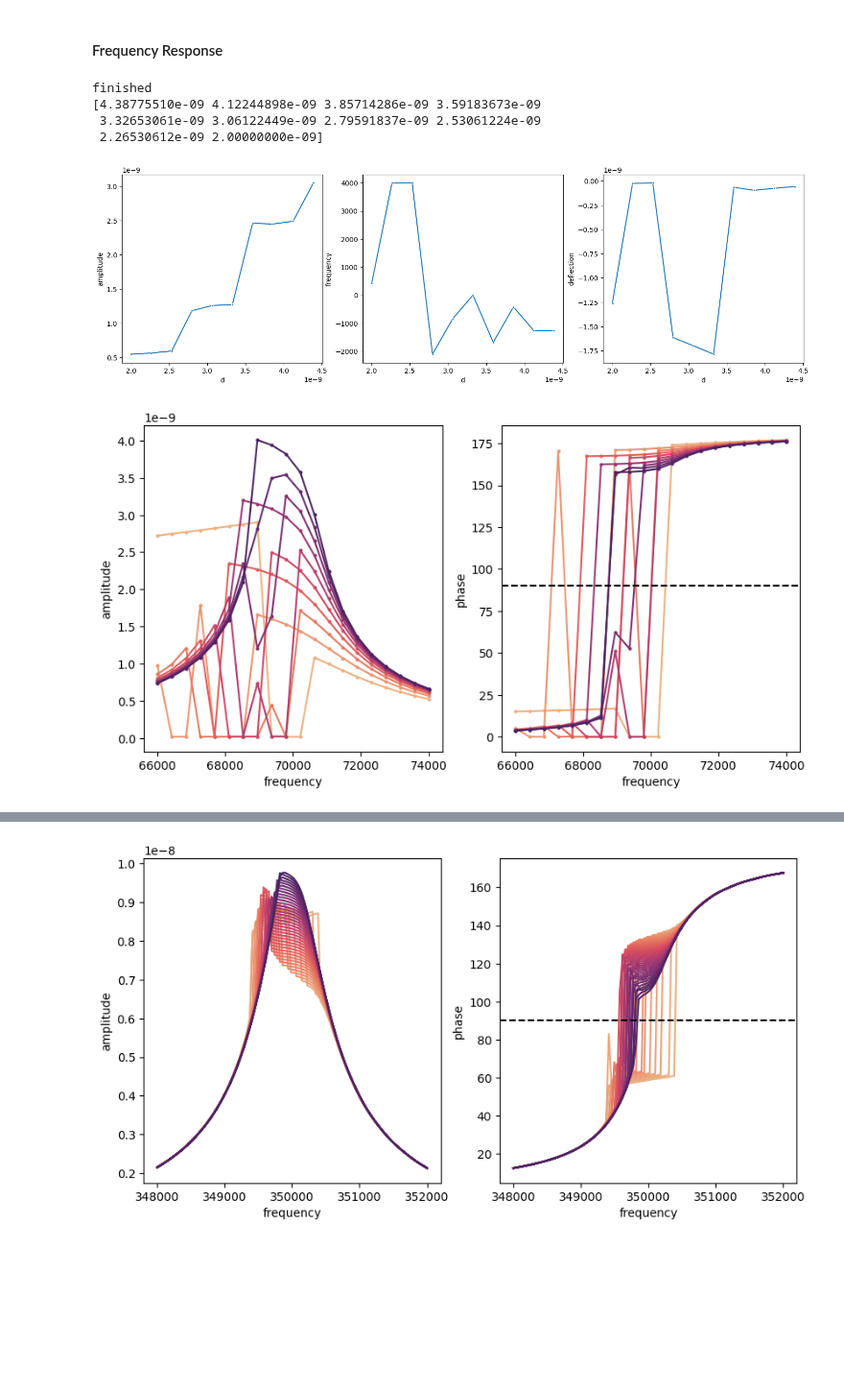
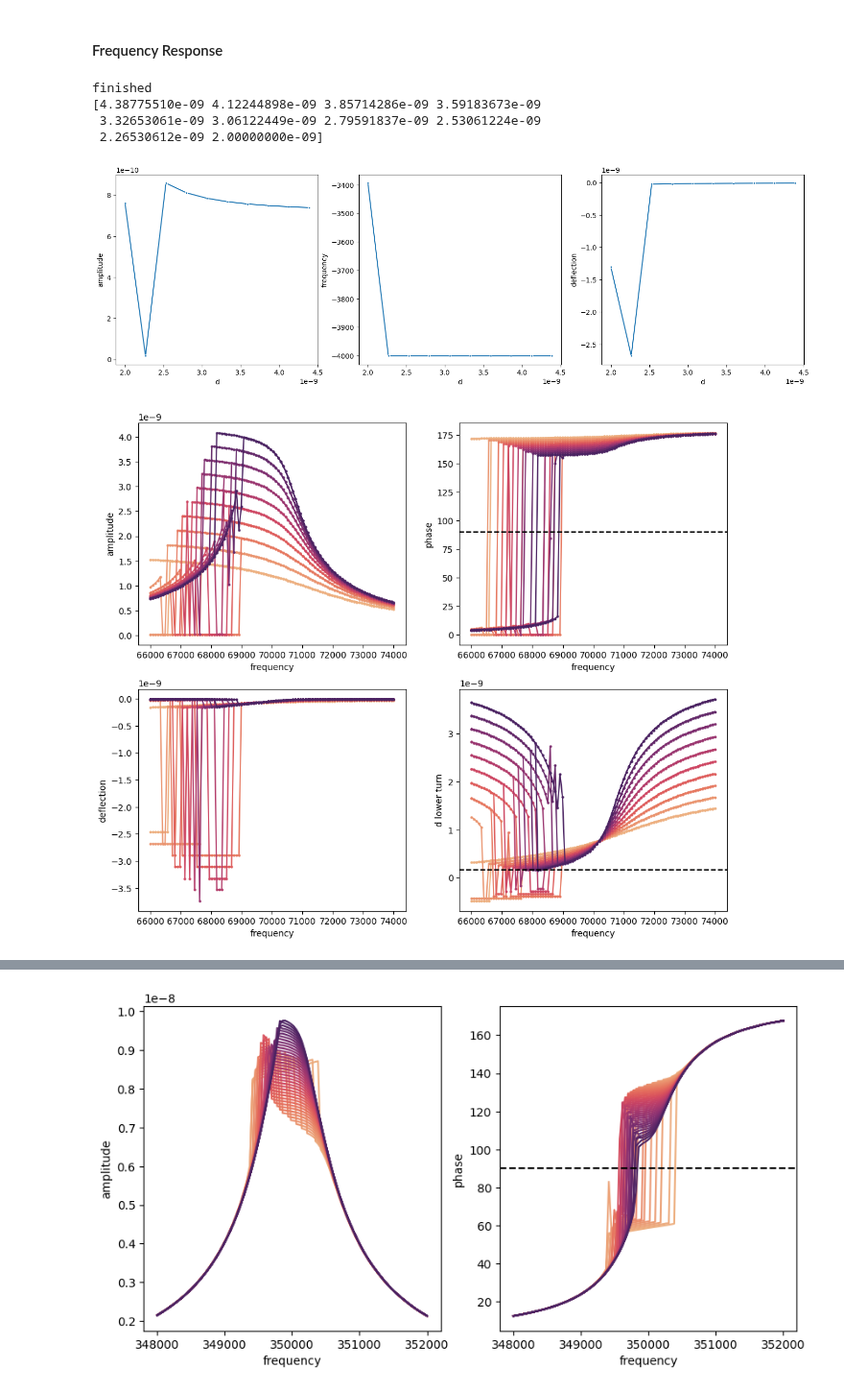
Before and after one commit to PranavSudersan/AFM-Dashboard, a Jupyter notebook: AFM Dashboard.ipynb, the cells around one changed output, grey strips where cells are left out. Shown at 96% size. Drawn from its saved outputs; the diff is of its cells as text; code cells hidden in the pictures; blank space fills up the shorter version.

```diff
--- a/AFM Dashboard.ipynb
+++ b/AFM Dashboard.ipynb
@@ -6162,12 +6241,12 @@ spectro_datadf[spectro_datadf['d'] == d0_list[1]]['amplitude'].iloc[0]
 # # d0_list = d0_far + (d0_near - d0_far) * (np.linspace(0, 1, d0_pts))**(1/3) # = np.logspace(np.log(d0_far)/np.log(3),np.log(d0_near)/np.log(3),d0_pts, base=3)
 # fd_ini = 70e3 #drive frequency (Hz)
 fd_low, fd_up = fd_ini, fd_ini + 2*(fc-fd_ini)
-fd_pts = 20
-fd_list = np.linspace(fd_low, fd_up, fd_pts)
+fd_pts = 100
+fd_list = np.concatenate((np.linspace(fd_low, fd_up, fd_pts-1, endpoint=False),
+                          np.linspace(fd_up, fd_low, fd_pts)), axis=None)
+# fd_list = np.linspace(fd_low, fd_up, fd_pts)
 # fd_list = [fd_low, 68105.31026903474]
 # fd_list = np.logspace(np.log(fd_low)/np.log(10), np.log(fd_up)/np.log(10), fd_pts)
-# fd_list = np.concatenate((np.linspace(fd_low, fd_up, fd_pts-1, endpoint=False),
-#                           np.linspace(fd_up, fd_low, fd_pts)), axis=None)
 # F0 = 10e-10 #drive amplitude (m)
 # d0_far = 10e-9 #tip-sample rest distance, far (m)
 # d0_near = 7e-9 #tip-sample rest distance, near (m)
@@ -6332,12 +6411,17 @@ def run_simulation(params):
     # global phase
     # phase = 90
     d0_i = params['d0']
-    v = 0 #v0
+
     #get initial condition from spectroscopy simulation earlier. RUN THAT FIRST!
     # x = amp_res if (d0_i-a0) > amp_res else (d0_i-a0)
-    x = spectro_datadf[spectro_datadf['d'] == d0_i]['amplitude'].iloc[0] #x0 #if d0_i >= x0 else d0_i
+
+    amp_i = spectro_datadf[spectro_datadf['d'] == d0_i]['amplitude'].iloc[0]
     phase_i = spectro_datadf[spectro_datadf['d'] == d0_i]['phase'].iloc[0]
+    defl_i = spectro_datadf[spectro_datadf['d'] == d0_i]['deflection'].iloc[0]
+    # print(amp_i, defl_i, amp_i+defl_i, phase_i)
+    x =  defl_i + amp_i#x0 #if d0_i >= x0 else d0_i
     t = (phase_i*np.pi/180)/wd_ini #if abs(phase_i) > phase_zero else 0
+    v = 0 #v0
     # wd = wd_ini
     simu_datadict = {'d': [], 'amplitude': [], 'phase': [], 'frequency': [], 'deflection': []}
     osci_dict = {'d': [], 't':[], 'x': [], 'v': []}
@@ -6346,10 +6430,10 @@ def run_simulation(params):
         wd = 2*np.pi*fd_i
         x_old = x
         # print('guess', x, t, v)
-        amplitude, phase, deflection, t_list, v_list, x_list = solve_harmonic(v, x, d0=d0_i, wd=wd, t0=t) #, err_v_list, err_x_list
+        amplitude, phase, deflection, t_list, v_list, x_list = solve_harmonic(v, x, t0=t, d0=d0_i, wd=wd) #, err_v_list, err_x_list
         #set initial conditions for next iteration
         # x = amp_res if (d0_i-a0) > amp_res else (d0_i-a0)
-        x = amplitude + (amplitude-x_old)**2 if (d0_i-a0) > amplitude else (d0_i-a0)
+        x = deflection + amplitude + (amplitude-x_old)**2 if (d0_i+deflection-a0) > amplitude else (d0_i+deflection-a0)
         v = 0
         t = (phase*np.pi/180)/wd #if abs(phase) > phase_zero else 0
 
@@ -6368,7 +6452,7 @@ def run_simulation(params):
         # print('RESULT', d0_i, amplitude, phase, fc-fd_i, exec_time_diff)# freq_peak-FT_omega[f_index]) (max(ss_x_list)-min(ss_x_list))/2
         # ax1[0][1].plot(t_list[-n_samples:], x_list[-n_samples:], label="cantilever", color=colors[d0_i])
         exec_time = exec_time_new
-        # print(d0_i, fd_i, t, amplitude, phase, deflection, d0_i+deflection-amplitude)
+        # print('RESULT', d0_i, fd_i, t, amplitude, phase, deflection, d0_i+deflection-amplitude)
     return simu_datadict, osci_dict
 
 if __name__ == "__main__":
@@ -6387,6 +6471,9 @@ print(d0_list_simu)
 
 freqresp_datadict = pd.concat([pd.DataFrame(results_i[0]) for results_i in results])
 osci_datadict = pd.concat([pd.DataFrame(results_i[1]) for results_i in results])
+
+#tip sample distance at lower turning point of oscilation
+freqresp_datadict['d lower turn'] = freqresp_datadict['d'] + freqresp_datadict['deflection'] - freqresp_datadict['amplitude']
 
 freqresp_spectro = {'d': [], 'amplitude': [], 'frequency': [], 'deflection': []}
 for d0_i in d0_list_simu:
@@ -6406,39 +6493,45 @@ for d0_i in d0_list_simu:
     freqresp_spectro['frequency'].append(freq_i-fc)
     freqresp_spectro['deflection'].append(defl_i)
 freqresp_spectro_df = pd.DataFrame(freqresp_spectro)
 
 fig4, ax4 = plt.subplots(1, 3, figsize=(18,5))
 sns.lineplot(data=freqresp_spectro_df, x='d', y='amplitude', legend=False, ax=ax4[0], marker='.')
 sns.lineplot(data=freqresp_spectro_df, x='d', y='frequency', legend=False, ax=ax4[1], marker='.')
 sns.lineplot(data=freqresp_spectro_df, x='d', y='deflection', legend=False, ax=ax4[2], marker='.')
 plt.show()
 
-fig3, ax3 = plt.subplots(1, 2, figsize=(10,5))
+
+fig3, ax3 = plt.subplots(2, 2, figsize=(12,10))
 sns.lineplot(data=freqresp_datadict, x='frequency', y='amplitude', hue='d', palette='flare',
-             sort=False, estimator=None, legend=False, ax=ax3[0], marker='.', markeredgewidth=0)
+             sort=False, estimator=None, legend=False, ax=ax3[0][0], marker='.', markeredgewidth=0)
 sns.lineplot(data=freqresp_datadict, x='frequency', y='phase', hue='d', palette='flare',
-             sort=False, estimator=None, legend=False, ax=ax3[1], marker='.', markeredgewidth=0)
-ax3[1].axhline(90, linestyle='--', color='k')
+             sort=False, estimator=None, legend=False, ax=ax3[0][1], marker='.', markeredgewidth=0)
+sns.lineplot(data=freqresp_datadict, x='frequency', y='deflection', hue='d', palette='flare',
+             sort=False, estimator=None, legend=False, ax=ax3[1][0], marker='.', markeredgewidth=0)
+sns.lineplot(data=freqresp_datadict, x='frequency', y='d lower turn', hue='d', palette='flare',
+             sort=False, estimator=None, legend=False, ax=ax3[1][1], marker='.', markeredgewidth=0)
+ax3[0][1].axhline(90, linestyle='--', color='k')
+ax3[1][1].axhline(a0, linestyle='--', color='k')
 # handles, labels = ax3[0].get_legend_handles_labels()
 # new_labels = [f"{float(label):.2e}" for label in labels]
 # ax3[0].legend(handles, new_labels, title = 'd')
 # sns.move_legend(ax3[0], "upper left", bbox_to_anchor=(2.3, 1))
 plt.show()
 
 # sns.lineplot(data=osci_datadict, x='t', y='x')
 # plt.show()
 
 # timestamp = datetime.datetime.now().strftime('%y%m%d-%H%M%S')
 # freqresp_datadict.to_csv(f'data/cantisimu_freqresp_datadict_kc_{kc}_fdpts_{fd_pts}_{timestamp}.csv')
 # freqresp_spectro_df.to_csv(f'data/cantisimu_freqresp_spectro_kc_{kc}_fdpts_{fd_pts}_{timestamp}.csv')
 # print('saved')
 # %% [output]
 finished
 [4.38775510e-09 4.12244898e-09 3.85714286e-09 3.59183673e-09
  3.32653061e-09 3.06122449e-09 2.79591837e-09 2.53061224e-09
  2.26530612e-09 2.00000000e-09]
-[figure, old version]
+[figure, new version]
-[figure, old version]
+[figure, new version]
 # %%
 # freqresp_datadict = simu_results
 d0_unique = freqresp_datadict['d'].unique()
```
Also changed, not shown: parts of 8 cells of this notebook, 1 other file.
